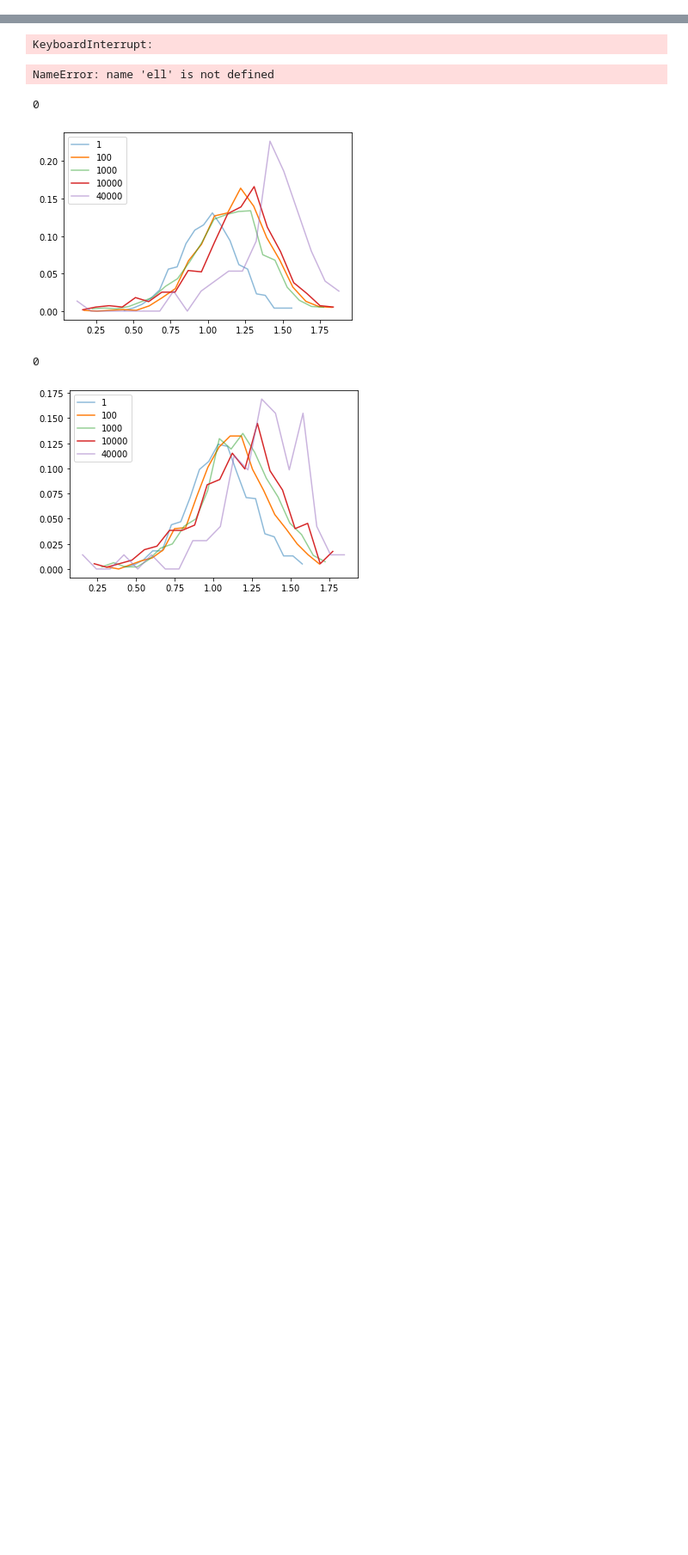
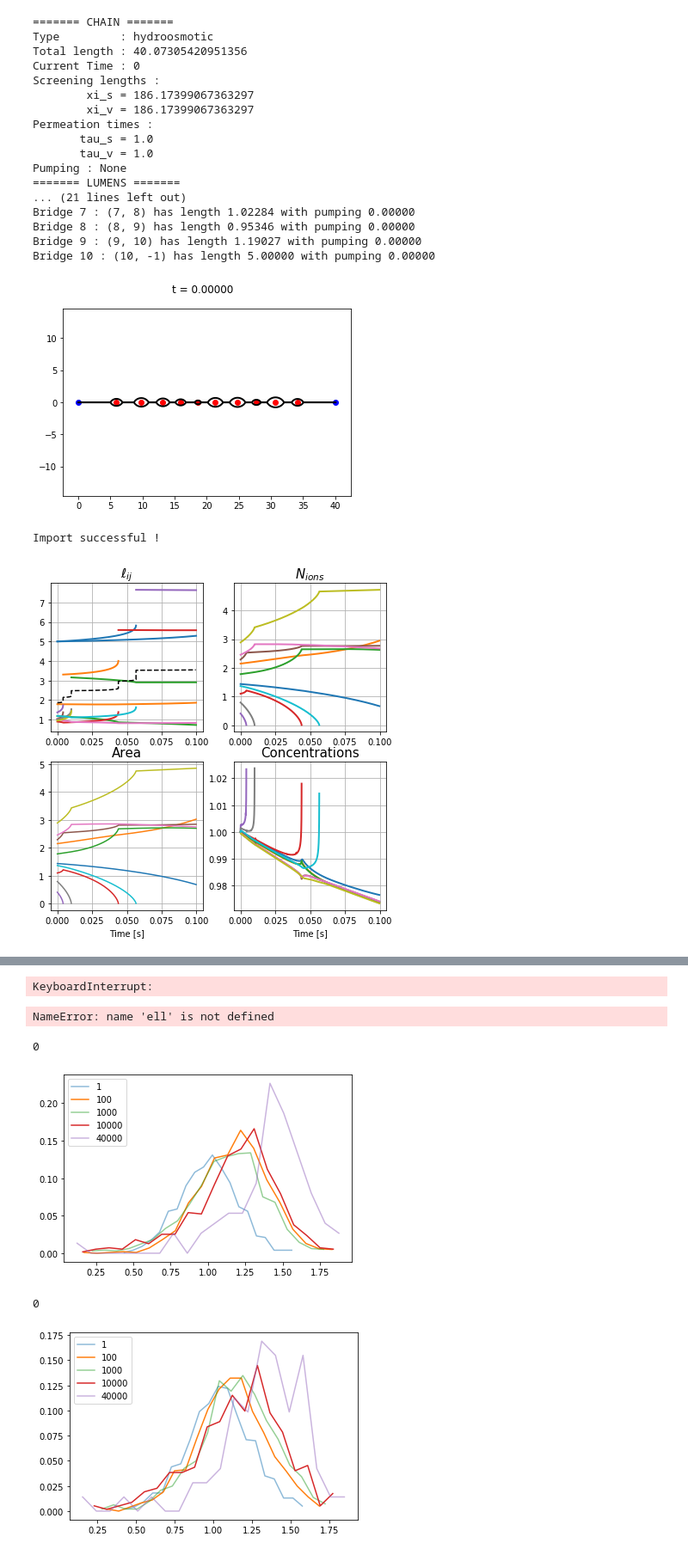
Before and after one commit to VirtualEmbryo/hydroosmotic_chain, a Jupyter notebook: _notebook/tests.ipynb, the cells around one changed output, grey strips where cells are left out. Shown at 86% size. Cells and saved outputs as stored; diff of their text form; code cells hidden in the pictures; blank space fills up the shorter version.

```diff
--- a/_notebook/tests.ipynb
+++ b/_notebook/tests.ipynb
@@ -14,8 +14,10 @@ if module_path not in sys.path :
 import _ressources.chain as chain
 import _ressources.tools as tools
 import _ressources.lumenclass as lc
+import _ressources.configreader as configreader
 
-main_dir = '/Users/mathieuleverge/git/chain_lumen/_data/hydrosmotic_hydraulic/versus/N1000_hydraulic/'
+#main_dir = '/Users/mathieuleverge/git/chain_lumen/_data/hydrosmotic_hydraulic/versus/N1000_hydraulic/'
+main_dir = '/Users/mathieuleverge/git/chain_lumen/_data/10lumens/'
 data_dir = ''
 
 mu = (np.sin(np.pi/3.))**2 / (2*np.pi/3. - np.sin(2*np.pi/3.))
@@ -23,0 +24,38 @@ RuntimeWarning is now an exception.
+# %%
+subdir = ''
+conf, ch = chain.load_config(os.path.join(main_dir, subdir, 'config.conf'))
+print(ch)
+x = np.linspace(0., ch.total_length, 1001)
+tools.plot_profile(x, ch)
+
+ell = tools.load_brfile(os.path.join(main_dir, subdir, 'sim_bridges.dat'))
+
+x_log = 0
+
+if ch.lumen_type == 'hydroosmotic' :
+    L, nions, pos = tools.load_file(os.path.join(main_dir, subdir, 'sim_all.dat'), hydroosmotic=True)
+    tools.plot_evolution(L, nions, ell, x_logscale=x_log)
+else :
+    L, pos = tools.load_file(os.path.join(main_dir, subdir, 'sim_all.dat'), hydroosmotic=False)
+    tools.plot_evolution_hydraulic(L, ell, x_logscale=x_log)
+# %% [output]
+======= CHAIN =======
+Type         : hydroosmotic
+Total length : 40.07305420951356
+Current Time : 0
+Screening lengths :
+        xi_s = 186.17399067363297
+        xi_v = 186.17399067363297
+Permeation times :
+       tau_s = 1.0
+       tau_v = 1.0
+Pumping : None
+======= LUMENS =======
+... (21 lines left out)
+Bridge 7 : (7, 8) has length 1.02284 with pumping 0.00000
+Bridge 8 : (8, 9) has length 0.95346 with pumping 0.00000
+Bridge 9 : (9, 10) has length 1.19027 with pumping 0.00000
+Bridge 10 : (10, -1) has length 5.00000 with pumping 0.00000
+[figure, added]
+Import successful !
+[figure, added]
```
Also changed, not shown: parts of 10 cells of this notebook, 5 other files.
